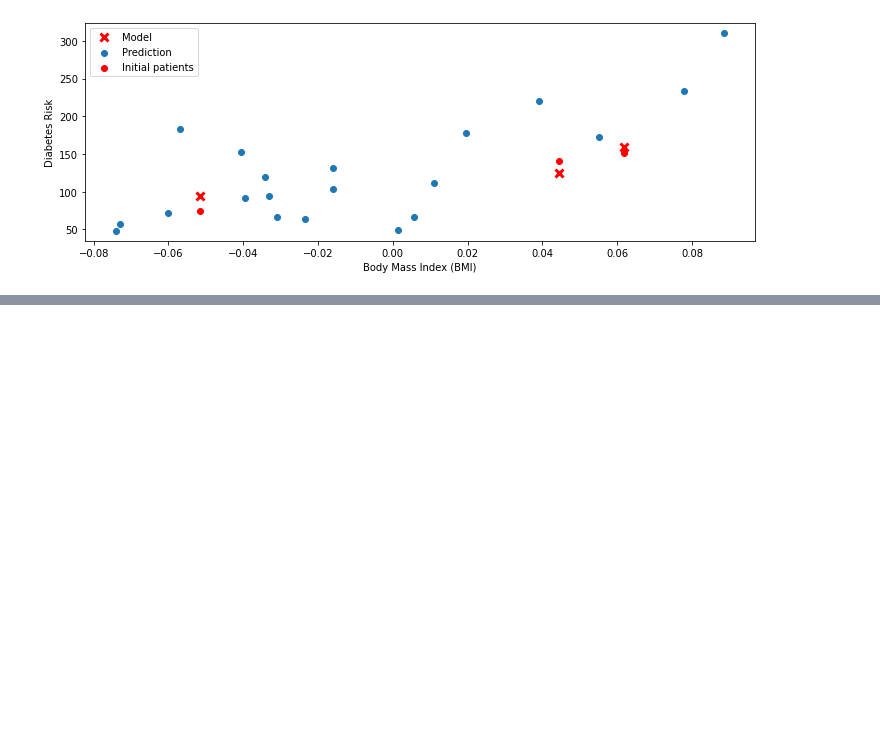
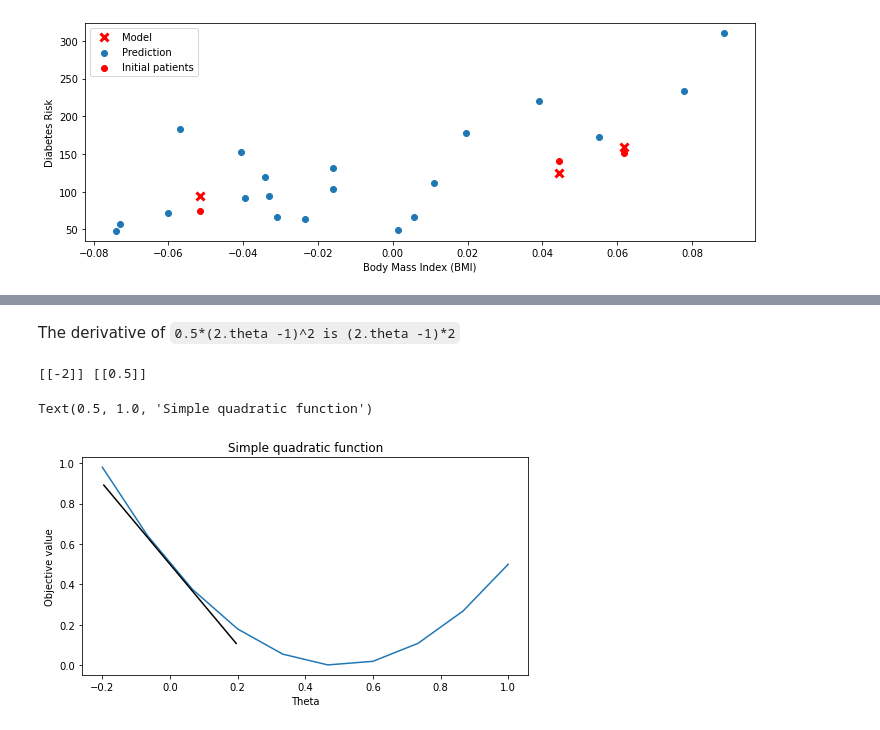
Before and after one commit to ShaunakSen/Data-Science-and-Machine-Learning, a Jupyter notebook: Applied_ML_CS_5785.ipynb, the cells around one changed output, grey strips where cells are left out. Cells and saved outputs as stored; diff of their text form; code cells hidden in the pictures; blank space fills up the shorter version.

```diff
--- a/Applied_ML_CS_5785.ipynb
+++ b/Applied_ML_CS_5785.ipynb
@@ -655,0 +702,24 @@ plt.legend(['Model', 'Prediction', 'Initial patients', 'New patients'])
+# %% [markdown]
+The derivative of `0.5*(2.theta -1)^2 is (2.theta -1)*2`
+# %%
+def quadratic_derivative(theta):
+    return (2*theta-1)*2
+# %%
+df0 = quadratic_derivative(np.array([[0]])) # derivative at zero
+f0 = quadratic_function(np.array([[0]]))
+
+print (df0, f0)
+# %% [output]
+[[-2]] [[0.5]]
+# %%
+line_length = 0.2
+
+plt.plot(thetas, f_vals)
+plt.annotate('', xytext=(0-line_length, f0-line_length*df0), xy=(0+line_length, f0+line_length*df0),
+             arrowprops={'arrowstyle': '-', 'lw': 1.5}, va='center', ha='center')
+plt.xlabel('Theta')
+plt.ylabel('Objective value')
+plt.title('Simple quadratic function')
+# %% [output]
+Text(0.5, 1.0, 'Simple quadratic function')
+[figure, added]
```
Also changed, not shown: parts of 33 cells of this notebook.
